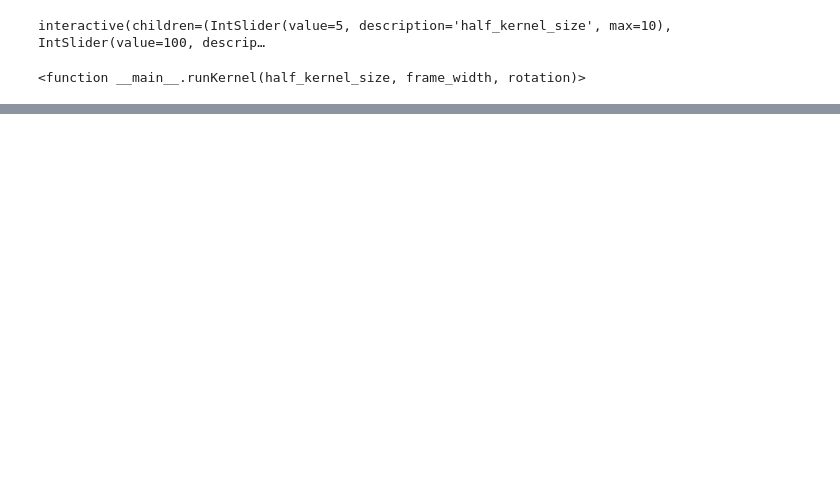
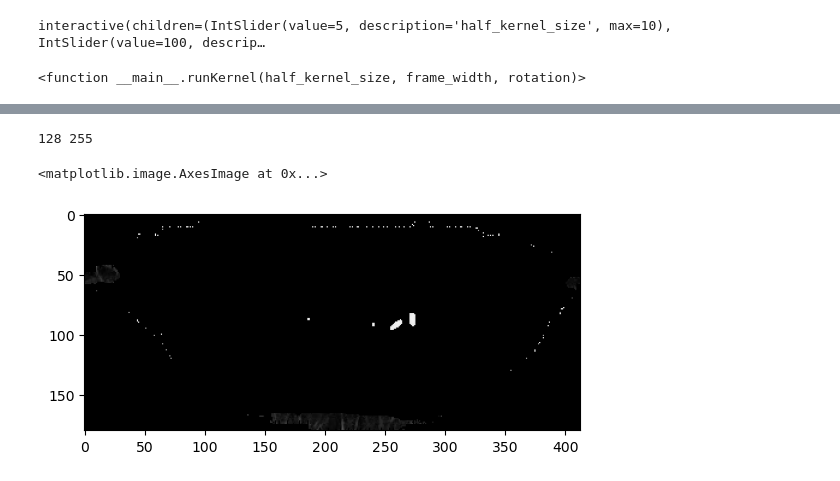
Before and after one commit to toufique-imam/blur-Detection-Haar-Wavelet, a Jupyter notebook: glsl/morph/test.ipynb, the cells around one changed output, grey strips where cells are left out. Saved outputs shown, nothing was run; the diff lists cells and outputs as text; code cells hidden in the pictures; blank space fills up the shorter version.

```diff
--- a/glsl/morph/test.ipynb
+++ b/glsl/morph/test.ipynb
@@ -214,0 +280,26 @@ interactive(children=(IntSlider(value=5, description='half_kernel_size', max=10)
+# %%
+# cb to hist
+_cb = Cb.copy()
+
+for i in range(_cb.shape[0]):
+    for j in range(_cb.shape[1]):
+        mainPixel = image[i, j]
+        gray = 0.299 * mainPixel[0] + 0.587 * mainPixel[1] + 0.114 * mainPixel[2]
+        if gray <= 0:
+            _cb[i, j] = 255
+
+min_value = np.min(_cb)
+max_value = np.max(_cb)
+print(min_value, max_value)
+for i in range(_cb.shape[0]):
+    for j in range(_cb.shape[1]):
+        if _cb[i, j] <= min_value + 10:
+            _cb[i, j] = 1 * Y[i, j]
+        else:
+            _cb[i, j] = 0 * Y[i, j]
+
+plt.imshow(_cb, cmap='gray')
+# %% [output]
+128 255
+<matplotlib.image.AxesImage at 0x...>
+[figure, added]
```
Also changed, not shown: parts of 13 cells of this notebook, 22 other files.
